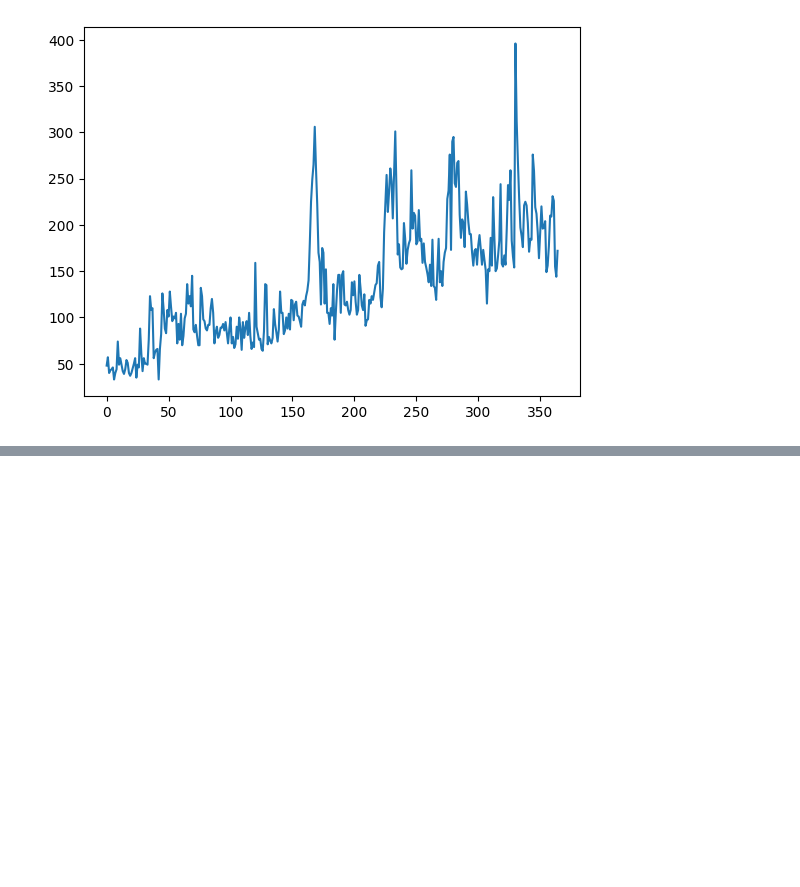
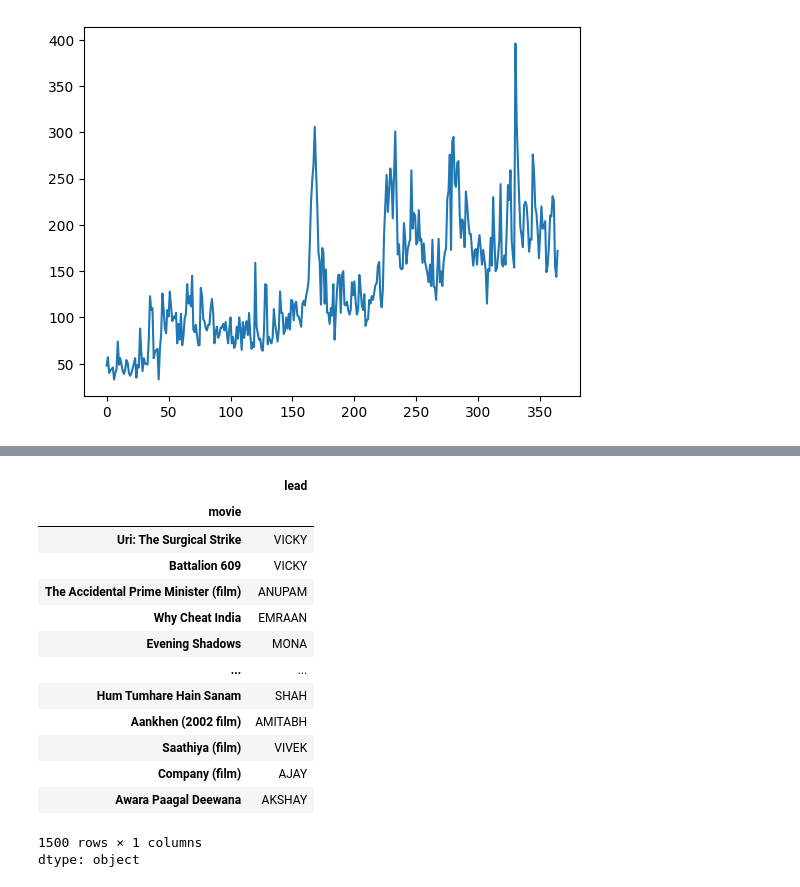
Before and after one commit to nagarvishal/machine-learning, a Jupyter notebook: Pandas_1.ipynb, the cells around one changed output, grey strips where cells are left out. Drawn from its saved outputs; the diff is of its cells as text; code cells hidden in the pictures; blank space fills up the shorter version.

```diff
--- a/Pandas_1.ipynb
+++ b/Pandas_1.ipynb
@@ -711,0 +876,18 @@ movies.value_counts().plot()
+# %%
+movies.apply(lambda x:x.split()[0].upper())
+# %% [output]
+|  | lead |
+| movie |  |
+| Uri: The Surgical Strike | VICKY |
+| Battalion 609 | VICKY |
+| The Accidental Prime Minister (film) | ANUPAM |
+| Why Cheat India | EMRAAN |
+| Evening Shadows | MONA |
+| ... | ... |
+| Hum Tumhare Hain Sanam | SHAH |
+| Aankhen (2002 film) | AMITABH |
+| Saathiya (film) | VIVEK |
+| Company (film) | AJAY |
+| Awara Paagal Deewana | AKSHAY |
+1500 rows × 1 columns
+dtype: object
```
Also changed, not shown: parts of 26 cells of this notebook.
